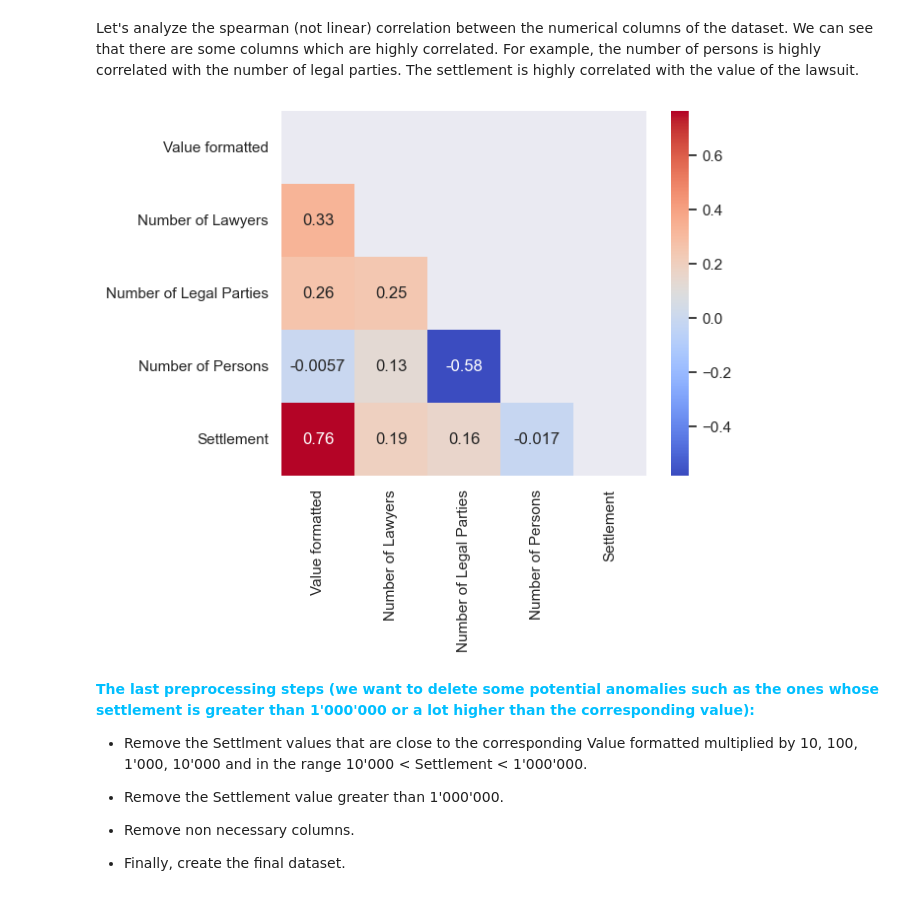
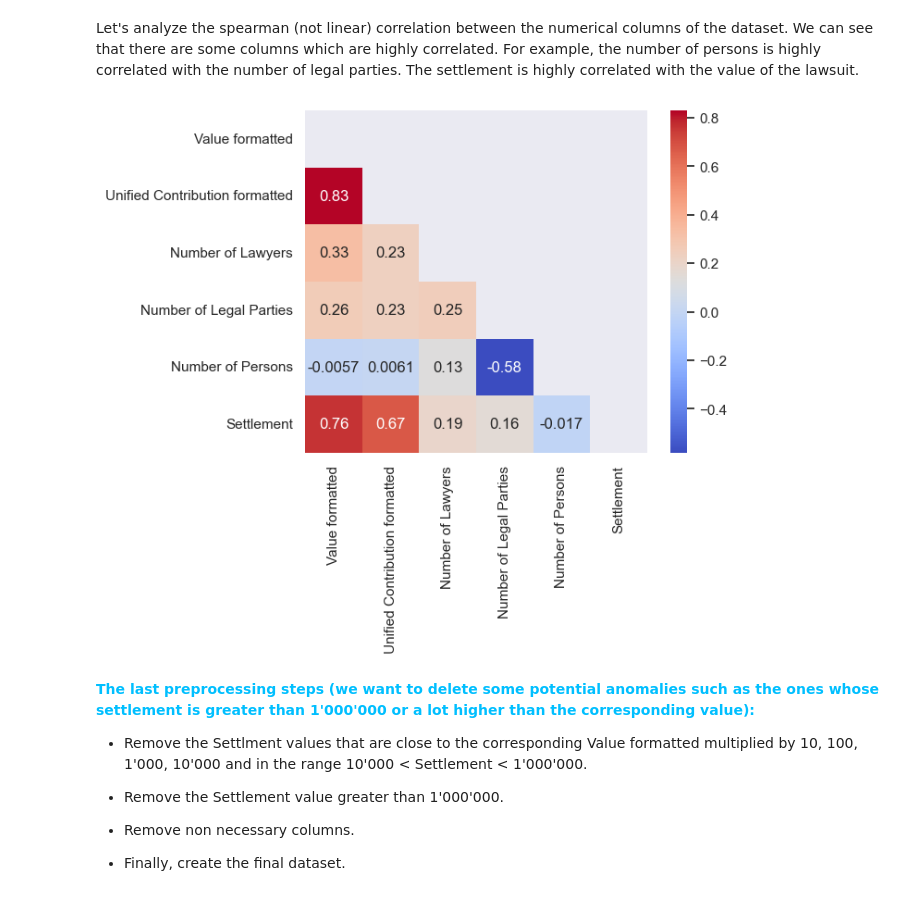
Before and after one commit to AdrianoEttari/EUSTEMA-Challenge, a Jupyter notebook: notebooks/Eustema_preprocessing_train_s.ipynb, the cells around one changed output. Cells and saved outputs as stored; diff of their text form; code cells hidden in the pictures.

Commit message:
Preprocessing notebook train_s

```diff
--- a/notebooks/Eustema_preprocessing_train_s.ipynb
+++ b/notebooks/Eustema_preprocessing_train_s.ipynb
@@ -8,7 +8,7 @@ import seaborn as sns
 # %% [markdown]
 ## <a style=background:yellow;color:black id='eda_preproc'> EDA and preprocessing</a>
 # %%
-path_train_s = 'DATA/train_s.csv'
+path_train_s = '../DATA/train_s.csv'
 
 train_s = pd.read_csv(path_train_s)
 # %% [markdown]
@@ -162 +162,6 @@ Moreover, this field is formatted as the Value column was formatted, so we have
+# %%
+train_s['Unified Contribution formatted'] = pd.to_numeric(train_s['Unified Contribution']\
+    .str.replace('Euro ', '').str.replace('.','').str.replace(',', '.'), errors='coerce')
+
+del train_s['Unified Contribution']
 # %%
@@ -184,6 +194,3 @@ for value_string_wrong in un_contr_string_number:
-# %%
-train_s['Unified Contribution formatted'] = un_contr_number
-del train_s['Unified Contribution']
 # %% [markdown]
 #### In the following chunks we create a function which returns the indexes of the rows which are probably anomalies. To do this we check in each row the value of Value formatted. If the value formatted is in a given range, then its Unified Contribution formatted must be in a given range to be a correct value (the tables are shown above: there are two of them because after the 25th June 2014 they changed). If the Unified Contribution is not in that range, then the function append the index in the anomalies_index list. Notice the following things:
 
@@ -399,17 +412,18 @@ plt.show()
 # %% [markdown]
 Let's analyze the spearman (not linear) correlation between the numerical columns of the dataset. We can see that there are some columns which are highly correlated. For example, the number of persons is highly correlated with the number of legal parties. The settlement is highly correlated with the value of the lawsuit.
 # %%
-df_num = train_s_cleaned[['Value formatted', 'Unified Contribution formatted', 'Number of Lawyers', 'Number of Legal Parties', 'Number of Persons', 'Settlement']]
+df_num = train_s_cleaned[['Value formatted', 'Unified Contribution formatted',
+ 'Number of Lawyers', 'Number of Legal Parties', 'Number of Persons', 'Settlement']]
 
 corr = df_num.corr('spearman')
 
 mask = np.zeros_like(corr)
 mask[np.triu_indices_from(mask)] = True
 
-dataplot = sns.heatmap(corr, cmap=plt.cm.coolwarm, annot=True,mask=mask, square=True)
+sns.heatmap(corr, cmap=plt.cm.coolwarm, annot=True,mask=mask, square=True)
 plt.show()
 # %% [output]
-[figure, old version]
+[figure, new version]
 # %% [markdown]
 <a style=color:deepskyblue> **The last preprocessing steps (we want to delete some potential anomalies such as the ones whose settlement is greater than 1'000'000 or a lot higher than the corresponding value):** </a>
 
```
Also changed, not shown: parts of 28 cells of this notebook.
